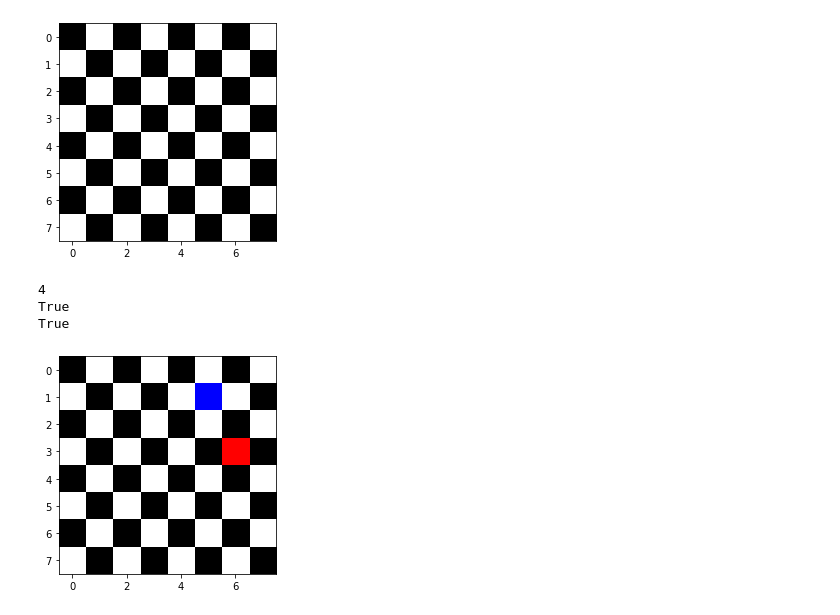
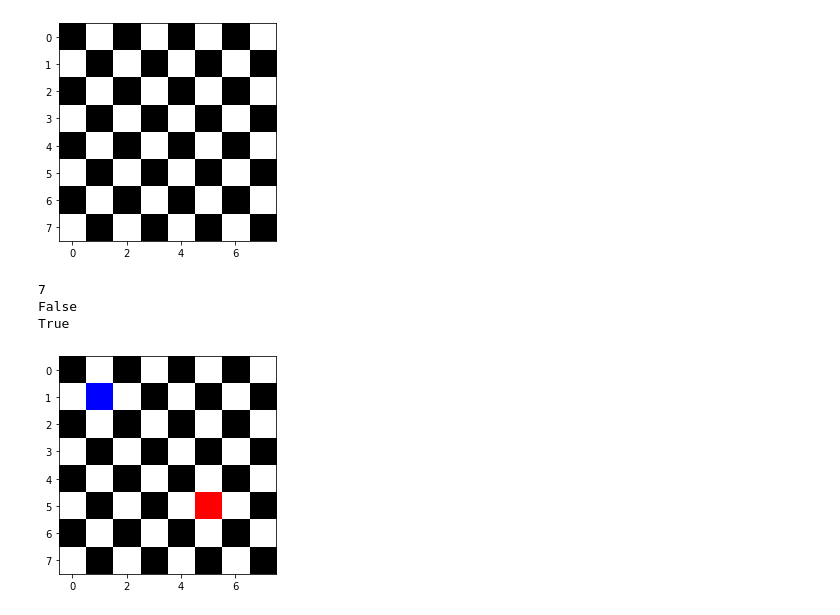
Before and after one commit to PyDrummer/chess-board, a Jupyter notebook: chess_board.ipynb, the cells around one changed output. Saved outputs shown, nothing was run; the diff lists cells and outputs as text; code cells hidden in the pictures.

```diff
--- a/chess_board.ipynb
+++ b/chess_board.ipynb
@@ -54,32 +54,31 @@ class Board:
     def is_under_attack(self):
         # Diagnoal must have an even number between the spaces of the two queens
         # Returns a boolean if red is under attack by a blue piece horizontally, vertically or diagonally
-        red_z = self.red[0] + 1
+        red_z = self.red[0] + 2
         print(red_z)
-        blue_z = self.blue[0] + 1
-        red_v = self.red[1] + 1
-        blue_v = self.blue[1] + 1
+        blue_z = self.blue[0] + 2
+        red_v = self.red[1] + 2
+        blue_v = self.blue[1] + 2
+
+        dy = abs(red_z - blue_z)
+        dx = abs(red_v - blue_v)
         if red_z % blue_z == 0 or blue_z % red_z == 0:
-            print("True")
+            # print("True red_z %\ blue_z == 0 or blue_z %\ red_z == 0")
             return True
         elif (red_v % blue_v == 0 or blue_v % red_v == 0):
-            print("True")
-            return True
-        elif red_z % blue_z == 1 and red_v % blue_v == 1:
-            print("True")
+            # print("True at red_v %\ blue_v == 0 or blue_v %\ red_v == 0")
             return True
         else:
-            print('False')
-            return False
+            return dx == dy
 # %%
 b = Board()
-b.add_blue(1, 5)
-b.add_red(3, 6)
+b.add_blue(1, 1)
+b.add_red(5, 5)
 # print(b.red[1])
 print(b.is_under_attack())
 b.render()
 # %% [output]
-4
+7
+False
 True
-True
-[figure, old version]
+[figure, new version]
```
